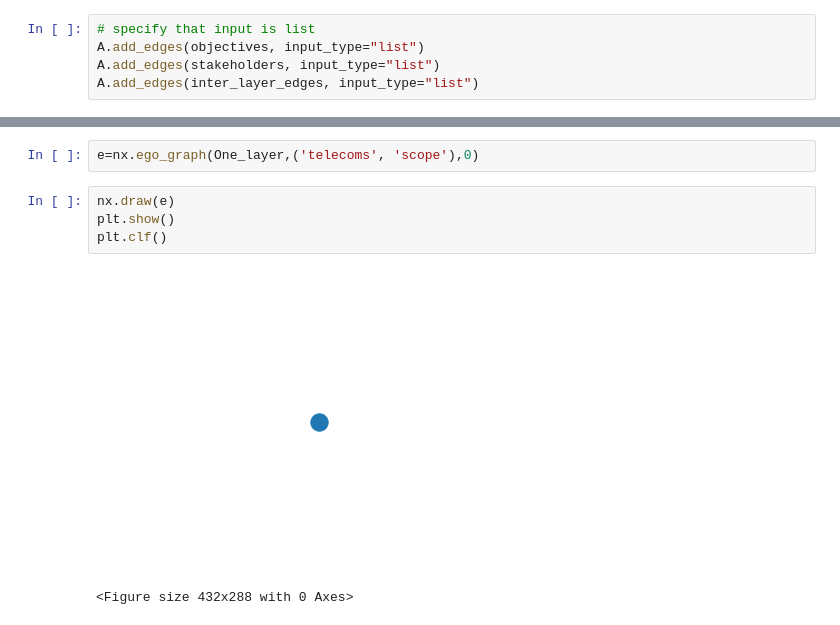
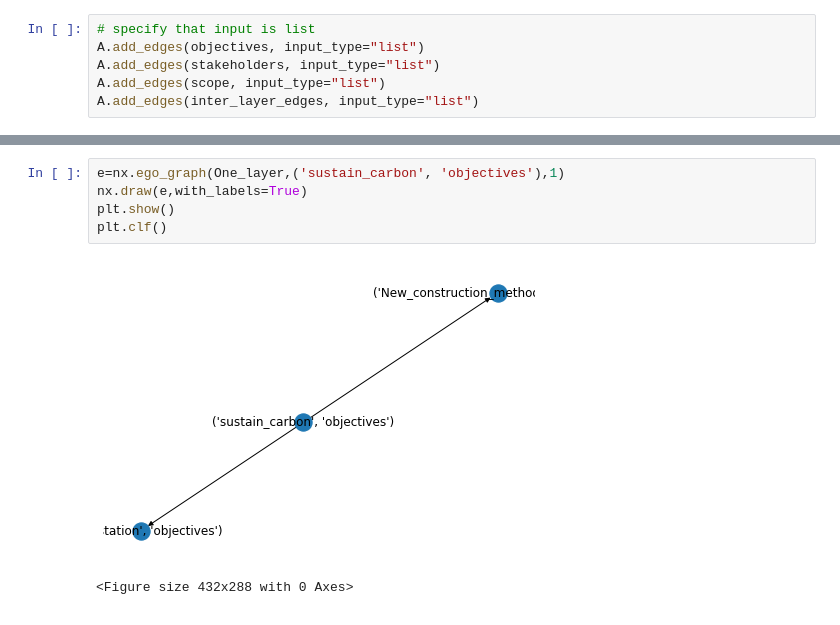
Before and after one commit to lawrencerowland/py3plex, a Jupyter notebook: stakeholder_objectives.ipynb, the cells around one changed output, grey strips where cells are left out. Drawn from its saved outputs; the diff is of its cells as text.

Commit message:
2nd draft of 3 layers

```diff
--- a/stakeholder_objectives.ipynb
+++ b/stakeholder_objectives.ipynb
@@ -43,4 +43,5 @@ inter_layer_edges = [["sustain_carbon", "objectives", "Town_council", "stakehold
 # specify that input is list
 A.add_edges(objectives, input_type="list")
 A.add_edges(stakeholders, input_type="list")
+A.add_edges(scope, input_type="list")
 A.add_edges(inter_layer_edges, input_type="list")
@@ -250,9 +200,8 @@ list (One_layer.nodes)
-# %%
-e=nx.ego_graph(One_layer,('telecoms', 'scope'),0)
 # %%
-nx.draw(e)
+e=nx.ego_graph(One_layer,('sustain_carbon', 'objectives'),1)
+nx.draw(e,with_labels=True)
 plt.show()
 plt.clf()
 # %% [output]
-[figure, old version]
+[figure, new version]
 <Figure size 432x288 with 0 Axes>
```
Also changed, not shown: parts of 18 cells of this notebook.
